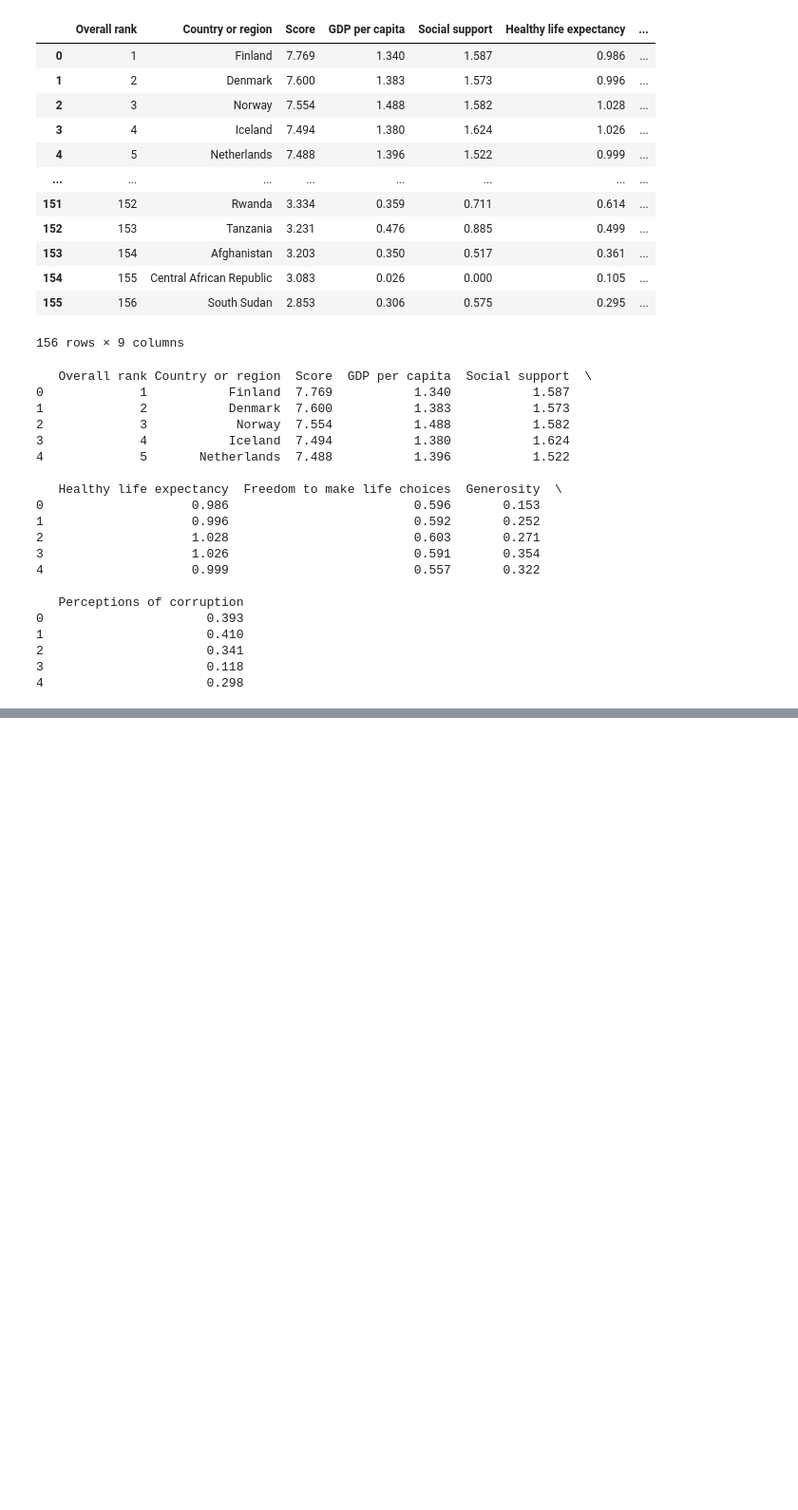
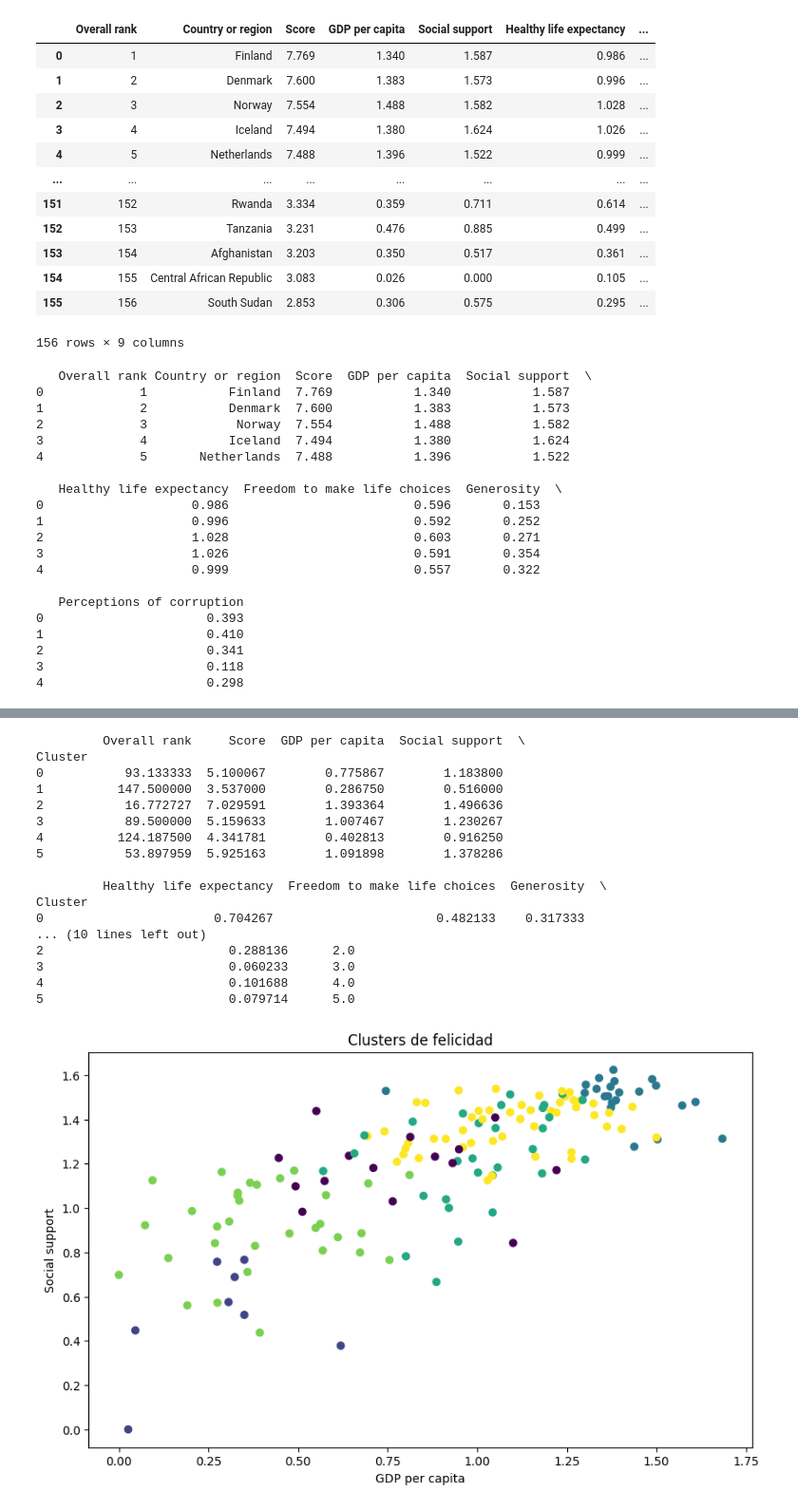
Before and after one commit to jardilam/M-dulo-T-cnico, a Jupyter notebook: PCA.ipynb, the cells around one changed output, grey strips where cells are left out. Shown at 95% size. Saved outputs shown, nothing was run; the diff lists cells and outputs as text; code cells hidden in the pictures; blank space fills up the shorter version.

```diff
--- a/PCA.ipynb
+++ b/PCA.ipynb
@@ -144,0 +159,57 @@ Perceptions of corruption                      1.000000
+# %%
+from sklearn.preprocessing import StandardScaler
+from sklearn.cluster import KMeans
+
+# Seleccionar las columnas relevantes para clustering
+x = df[["GDP per capita", "Social support", "Healthy life expectancy", "Freedom to make life choices", "Generosity", "Perceptions of corruption"]]
+
+# Escalar los datos para que todas las variables tengan la misma importancia
+scale = StandardScaler()
+x_scaled = scale.fit_transform(x)
+
+# Elegir el número de clisters
+n_clusters = 6
+
+# Creación del modelo KMeans
+kmeans = KMeans(n_clusters=n_clusters, random_state=42)
+
+# Ajustar el modelo a los datos escalados
+kmeans.fit(x_scaled)
+
+# Obtener las etiquetas de los clusters
+datosoriginal = df
+df["Cluster"] = kmeans.labels_
+
+# Calcular el clister para las columnas numéricas
+numeric_cols = df.select_dtypes(include=np.number).columns
+cluster_means = df.groupby("Cluster")[numeric_cols].mean() # Seleccionar las columnas numérticas para el calculo de clusters
+
+# Mostrar los resultados
+print(cluster_means)
+
+# Visualiza los clusters (dos variables)
+plt.figure(figsize=(10, 6))
+plt.scatter(df["GDP per capita"], df["Social support"], c=df["Cluster"], cmap="viridis")
+plt.xlabel("GDP per capita")
+plt.ylabel("Social support")
+plt.title("Clusters de felicidad")
+plt.show()
+# %% [output]
+         Overall rank     Score  GDP per capita  Social support  \
+Cluster
+0           93.133333  5.100067        0.775867        1.183800
+1          147.500000  3.537000        0.286750        0.516000
+2           16.772727  7.029591        1.393364        1.496636
+3           89.500000  5.159633        1.007467        1.230267
+4          124.187500  4.341781        0.402813        0.916250
+5           53.897959  5.925163        1.091898        1.378286
+
+         Healthy life expectancy  Freedom to make life choices  Generosity  \
+Cluster
+0                       0.704267                      0.482133    0.317333
+... (10 lines left out)
+2                         0.288136      2.0
+3                         0.060233      3.0
+4                         0.101688      4.0
+5                         0.079714      5.0
+[figure, added]
```
Also changed, not shown: parts of 23 cells of this notebook.
